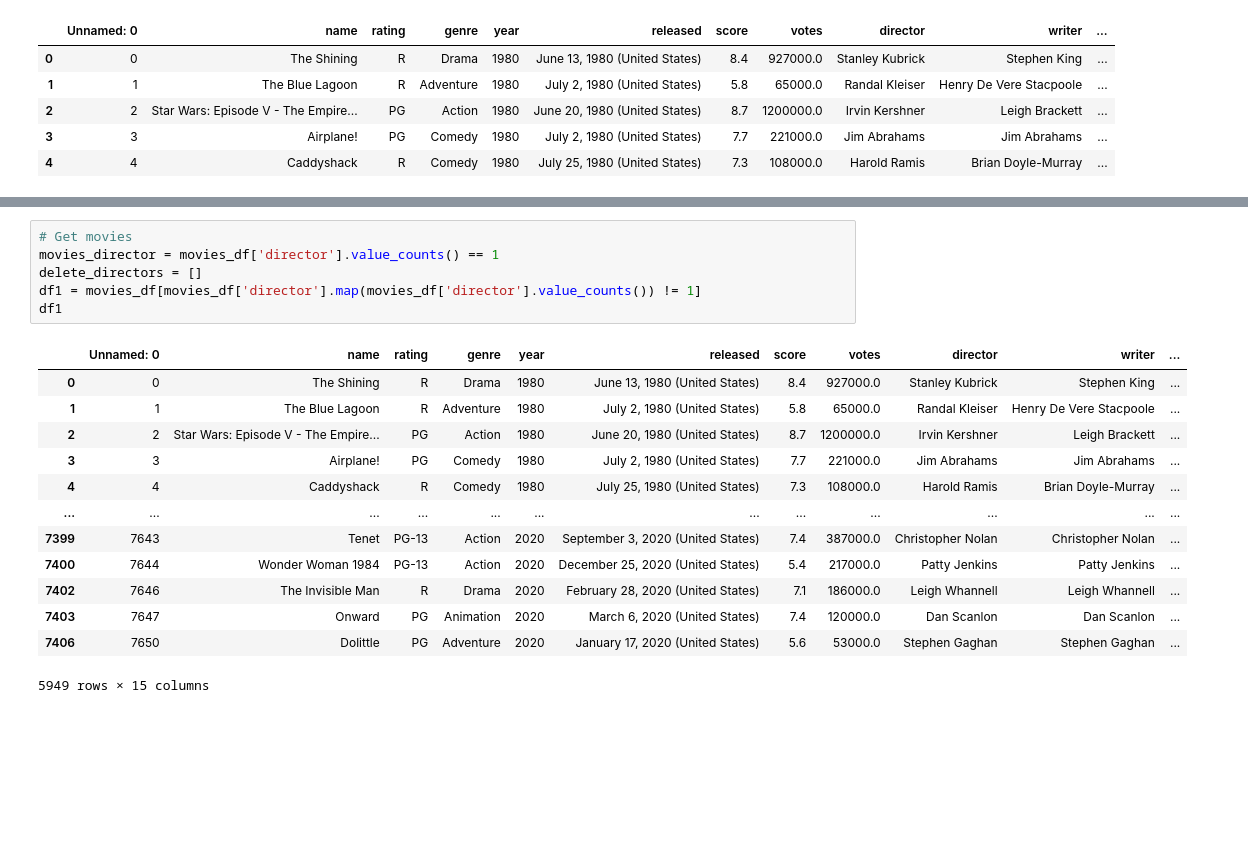
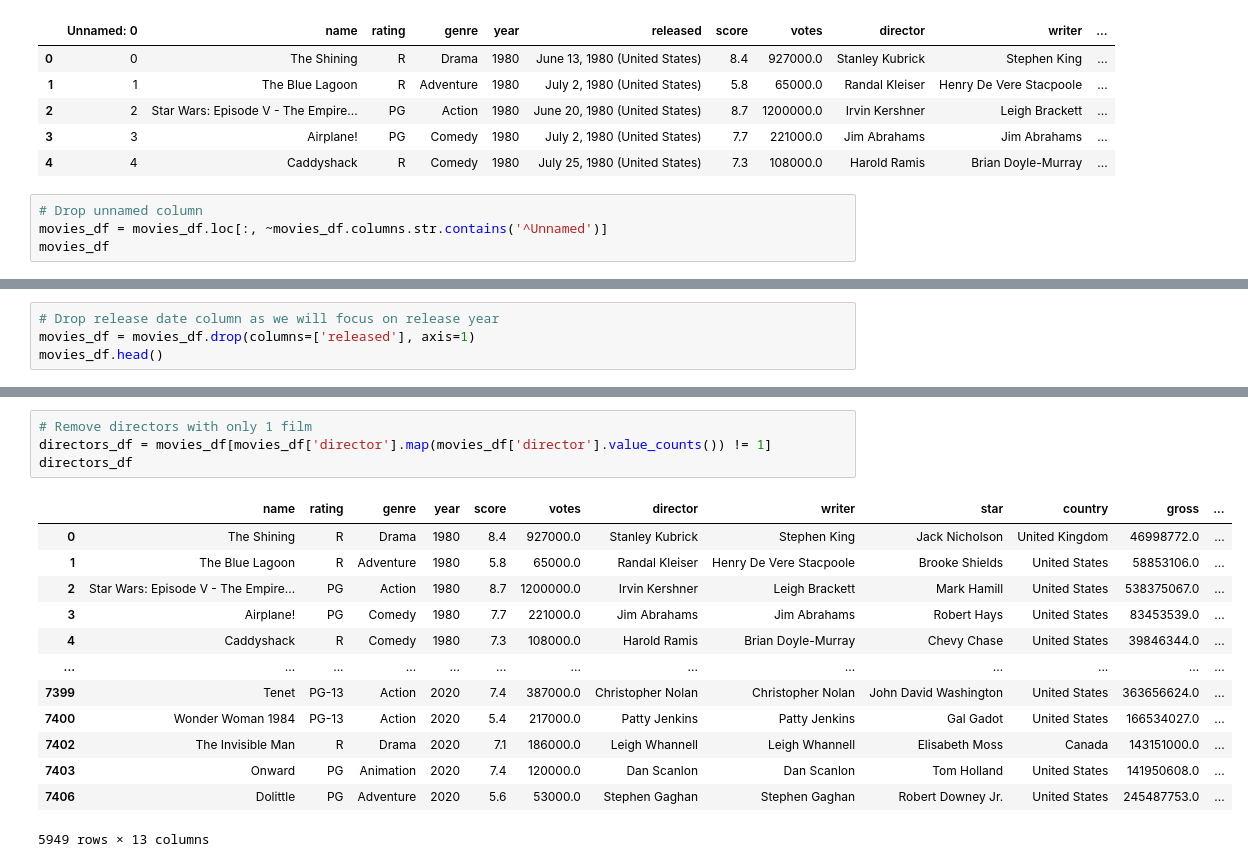
Before and after one commit to AleksKostrycka/Movie_Review_Project, a Jupyter notebook: Linear Regression Machine Learning Model.ipynb, the cells around one changed output, grey strips where cells are left out. Cells and saved outputs as stored; diff of their text form; blank space fills up the shorter version.

```diff
--- a/Linear Regression Machine Learning Model.ipynb
+++ b/Linear Regression Machine Learning Model.ipynb
@@ -16,3 +16,7 @@ movies_df.head()
 | 2 | 2 | Star Wars: Episode V - The Empire... | PG | Action | 1980 | June 20, 1980 (United States) | 8.7 | 1200000.0 | Irvin Kershner | Leigh Brackett | ... |
 | 3 | 3 | Airplane! | PG | Comedy | 1980 | July 2, 1980 (United States) | 7.7 | 221000.0 | Jim Abrahams | Jim Abrahams | ... |
 | 4 | 4 | Caddyshack | R | Comedy | 1980 | July 25, 1980 (United States) | 7.3 | 108000.0 | Harold Ramis | Brian Doyle-Murray | ... |
+# %%
+# Drop unnamed column
+movies_df = movies_df.loc[:, ~movies_df.columns.str.contains('^Unnamed')]
+movies_df
@@ -18,0 +37,4 @@ movies_df.head()
+# %%
+# Drop release date column as we will focus on release year
+movies_df = movies_df.drop(columns=['released'], axis=1)
+movies_df.head()
@@ -135,21 +147,19 @@ director_count.tail(3000)
 # %%
-# Get movies
-movies_director = movies_df['director'].value_counts() == 1
-delete_directors = []
-df1 = movies_df[movies_df['director'].map(movies_df['director'].value_counts()) != 1]
-df1
+# Remove directors with only 1 film
+directors_df = movies_df[movies_df['director'].map(movies_df['director'].value_counts()) != 1]
+directors_df
 # %% [output]
-|  | Unnamed: 0 | name | rating | genre | year | released | score | votes | director | writer | ... |
-| 0 | 0 | The Shining | R | Drama | 1980 | June 13, 1980 (United States) | 8.4 | 927000.0 | Stanley Kubrick | Stephen King | ... |
-| 1 | 1 | The Blue Lagoon | R | Adventure | 1980 | July 2, 1980 (United States) | 5.8 | 65000.0 | Randal Kleiser | Henry De Vere Stacpoole | ... |
-| 2 | 2 | Star Wars: Episode V - The Empire... | PG | Action | 1980 | June 20, 1980 (United States) | 8.7 | 1200000.0 | Irvin Kershner | Leigh Brackett | ... |
-| 3 | 3 | Airplane! | PG | Comedy | 1980 | July 2, 1980 (United States) | 7.7 | 221000.0 | Jim Abrahams | Jim Abrahams | ... |
-| 4 | 4 | Caddyshack | R | Comedy | 1980 | July 25, 1980 (United States) | 7.3 | 108000.0 | Harold Ramis | Brian Doyle-Murray | ... |
-| ... | ... | ... | ... | ... | ... | ... | ... | ... | ... | ... | ... |
-| 7399 | 7643 | Tenet | PG-13 | Action | 2020 | September 3, 2020 (United States) | 7.4 | 387000.0 | Christopher Nolan | Christopher Nolan | ... |
-| 7400 | 7644 | Wonder Woman 1984 | PG-13 | Action | 2020 | December 25, 2020 (United States) | 5.4 | 217000.0 | Patty Jenkins | Patty Jenkins | ... |
-| 7402 | 7646 | The Invisible Man | R | Drama | 2020 | February 28, 2020 (United States) | 7.1 | 186000.0 | Leigh Whannell | Leigh Whannell | ... |
-| 7403 | 7647 | Onward | PG | Animation | 2020 | March 6, 2020 (United States) | 7.4 | 120000.0 | Dan Scanlon | Dan Scanlon | ... |
-| 7406 | 7650 | Dolittle | PG | Adventure | 2020 | January 17, 2020 (United States) | 5.6 | 53000.0 | Stephen Gaghan | Stephen Gaghan | ... |
+|  | name | rating | genre | year | score | votes | director | writer | star | country | gross | ... |
+| 0 | The Shining | R | Drama | 1980 | 8.4 | 927000.0 | Stanley Kubrick | Stephen King | Jack Nicholson | United Kingdom | 46998772.0 | ... |
+| 1 | The Blue Lagoon | R | Adventure | 1980 | 5.8 | 65000.0 | Randal Kleiser | Henry De Vere Stacpoole | Brooke Shields | United States | 58853106.0 | ... |
+| 2 | Star Wars: Episode V - The Empire... | PG | Action | 1980 | 8.7 | 1200000.0 | Irvin Kershner | Leigh Brackett | Mark Hamill | United States | 538375067.0 | ... |
+| 3 | Airplane! | PG | Comedy | 1980 | 7.7 | 221000.0 | Jim Abrahams | Jim Abrahams | Robert Hays | United States | 83453539.0 | ... |
+| 4 | Caddyshack | R | Comedy | 1980 | 7.3 | 108000.0 | Harold Ramis | Brian Doyle-Murray | Chevy Chase | United States | 39846344.0 | ... |
+| ... | ... | ... | ... | ... | ... | ... | ... | ... | ... | ... | ... | ... |
+| 7399 | Tenet | PG-13 | Action | 2020 | 7.4 | 387000.0 | Christopher Nolan | Christopher Nolan | John David Washington | United States | 363656624.0 | ... |
+| 7400 | Wonder Woman 1984 | PG-13 | Action | 2020 | 5.4 | 217000.0 | Patty Jenkins | Patty Jenkins | Gal Gadot | United States | 166534027.0 | ... |
+| 7402 | The Invisible Man | R | Drama | 2020 | 7.1 | 186000.0 | Leigh Whannell | Leigh Whannell | Elisabeth Moss | Canada | 143151000.0 | ... |
+| 7403 | Onward | PG | Animation | 2020 | 7.4 | 120000.0 | Dan Scanlon | Dan Scanlon | Tom Holland | United States | 141950608.0 | ... |
+| 7406 | Dolittle | PG | Adventure | 2020 | 5.6 | 53000.0 | Stephen Gaghan | Stephen Gaghan | Robert Downey Jr. | United States | 245487753.0 | ... |
-5949 rows × 15 columns
+5949 rows × 13 columns
 # %%
```
Also changed, not shown: parts of 28 cells of this notebook.
